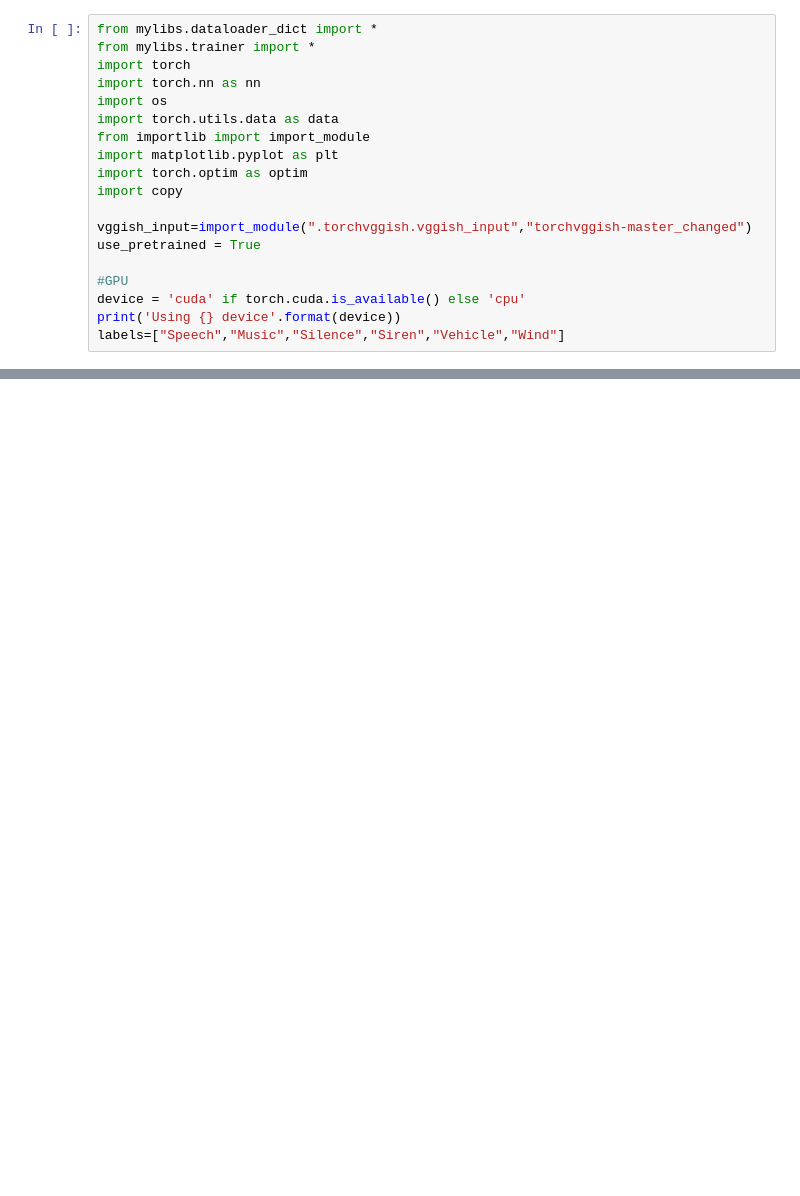
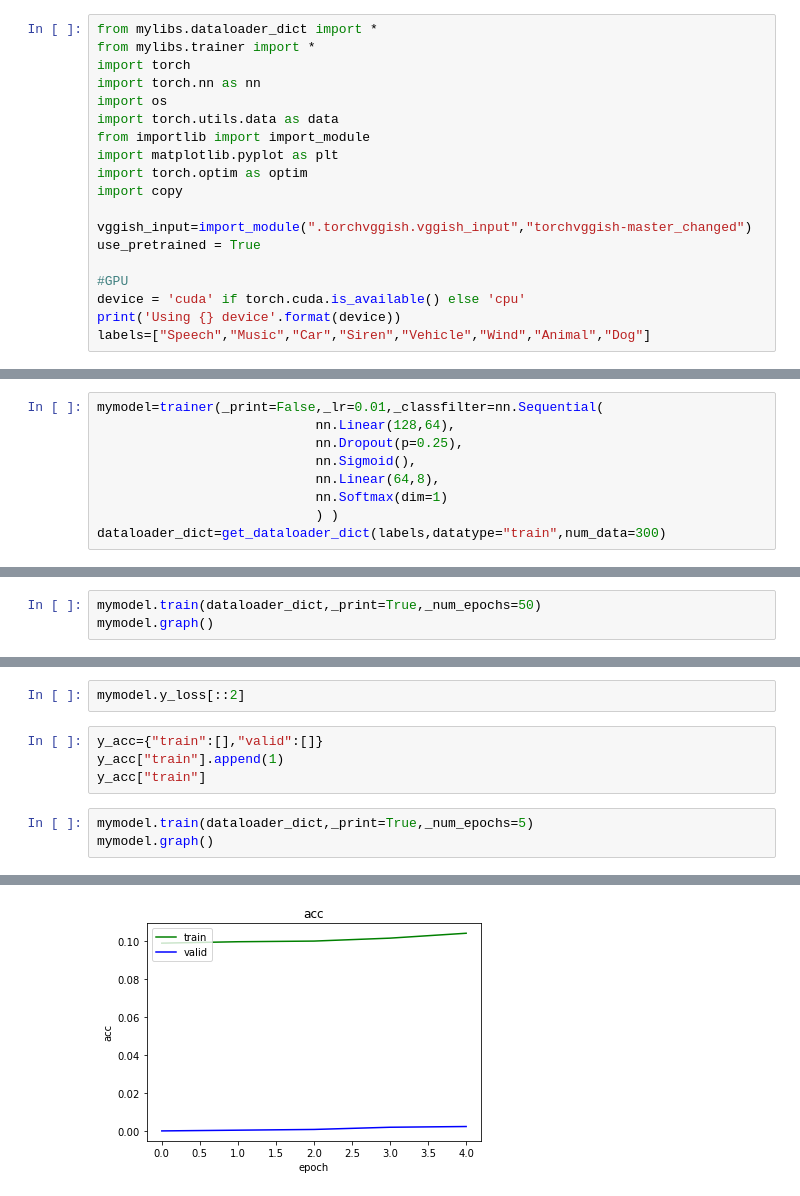
Before and after one commit to SnowFairyTea/MyVggishLearning, a Jupyter notebook: Untitled.ipynb, the cells around one changed output, grey strips where cells are left out. Drawn from its saved outputs; the diff is of its cells as text; blank space fills up the shorter version.

```diff
--- a/Untitled.ipynb
+++ b/Untitled.ipynb
@@ -16,6 +16,6 @@ use_pretrained = True
 #GPU
 device = 'cuda' if torch.cuda.is_available() else 'cpu'
 print('Using {} device'.format(device))
-labels=["Speech","Music","Silence","Siren","Vehicle","Wind"]
+labels=["Speech","Music","Car","Siren","Vehicle","Wind","Animal","Dog"]
 # %% [output]
 vggish/embedding:0
@@ -22,0 +24,9 @@ SyntaxError: invalid syntax (trainer.py, line 185)
+# %%
+mymodel=trainer(_print=False,_lr=0.01,_classfilter=nn.Sequential(
+                            nn.Linear(128,64),
+                            nn.Dropout(p=0.25),
+                            nn.Sigmoid(),
+                            nn.Linear(64,8),
+                            nn.Softmax(dim=1)
+                            ) )
+dataloader_dict=get_dataloader_dict(labels,datatype="train",num_data=300)
@@ -22,0 +39,3 @@ SyntaxError: invalid syntax (trainer.py, line 185)
+# %%
+mymodel.train(dataloader_dict,_print=True,_num_epochs=50)
+mymodel.graph()
@@ -22,0 +61,10 @@ SyntaxError: invalid syntax (trainer.py, line 185)
+# %%
+mymodel.y_loss[::2]
+# %%
+y_acc={"train":[],"valid":[]}
+y_acc["train"].append(1)
+y_acc["train"]
+# %%
+mymodel.train(dataloader_dict,_print=True,_num_epochs=5)
+mymodel.graph()
+# %% [output]
@@ -22,0 +88 @@ SyntaxError: invalid syntax (trainer.py, line 185)
+[figure, added]
```
Also changed, not shown: parts of 7 cells of this notebook, 2 other files.
